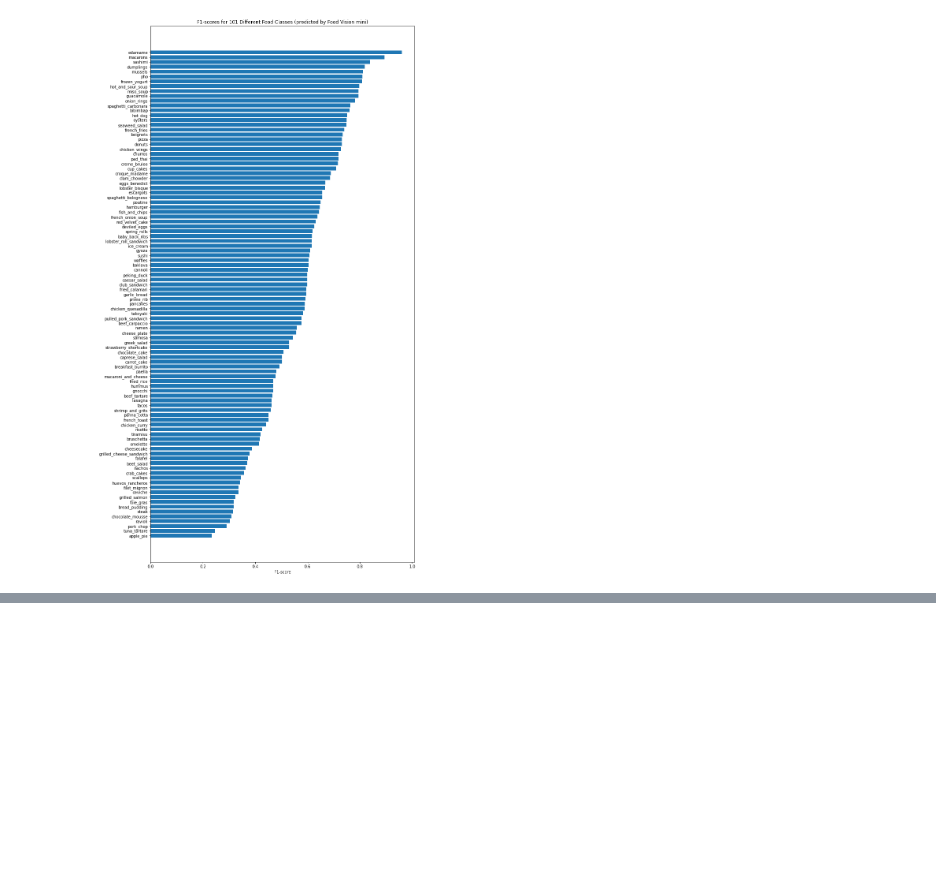
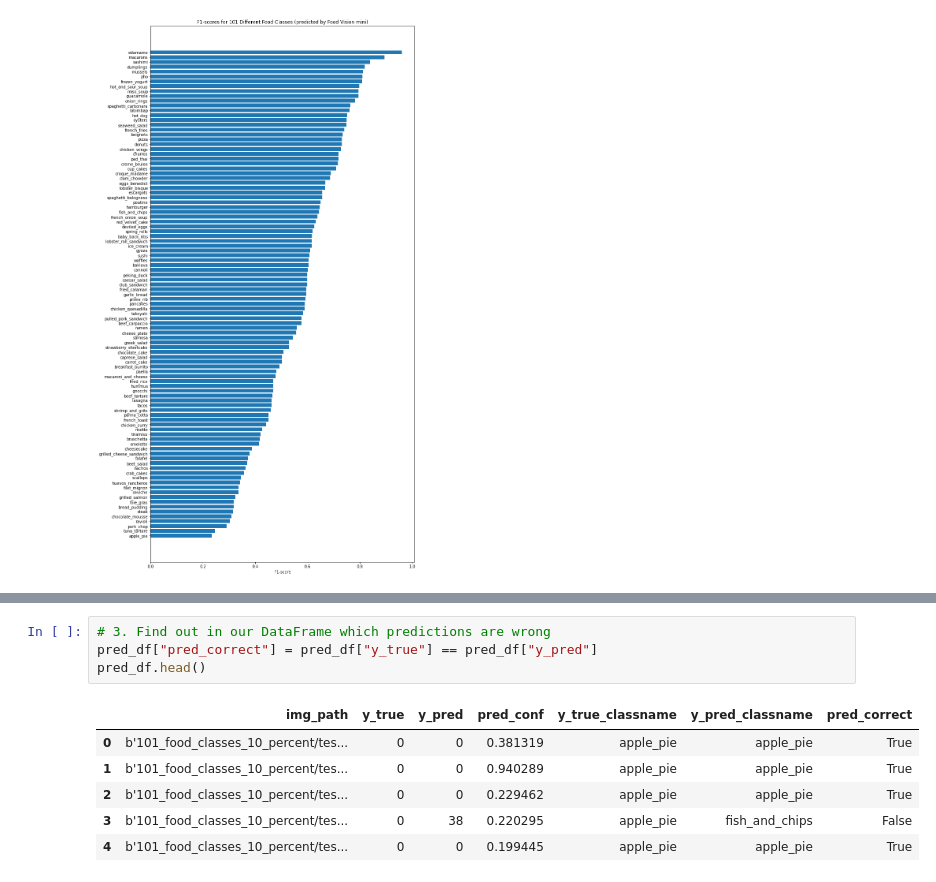
Before and after one commit to imkamleshwar/tensorflow-learning, a Jupyter notebook: computer-vision-and-cnn/feature-extraction-scale-up.ipynb, the cells around one changed output, grey strips where cells are left out. Saved outputs shown, nothing was run; the diff lists cells and outputs as text; blank space fills up the shorter version.

```diff
--- a/computer-vision-and-cnn/feature-extraction-scale-up.ipynb
+++ b/computer-vision-and-cnn/feature-extraction-scale-up.ipynb
@@ -579,0 +622,11 @@ ax.invert_yaxis(); # reverse the order of our plot
+# %%
+# 3. Find out in our DataFrame which predictions are wrong
+pred_df["pred_correct"] = pred_df["y_true"] == pred_df["y_pred"]
+pred_df.head()
+# %% [output]
+|  | img_path | y_true | y_pred | pred_conf | y_true_classname | y_pred_classname | pred_correct |
+| 0 | b'101_food_classes_10_percent/tes... | 0 | 0 | 0.381319 | apple_pie | apple_pie | True |
+| 1 | b'101_food_classes_10_percent/tes... | 0 | 0 | 0.940289 | apple_pie | apple_pie | True |
+| 2 | b'101_food_classes_10_percent/tes... | 0 | 0 | 0.229462 | apple_pie | apple_pie | True |
+| 3 | b'101_food_classes_10_percent/tes... | 0 | 38 | 0.220295 | apple_pie | fish_and_chips | False |
+| 4 | b'101_food_classes_10_percent/tes... | 0 | 0 | 0.199445 | apple_pie | apple_pie | True |
```
Also changed, not shown: parts of 5 cells of this notebook, 3 other files.
